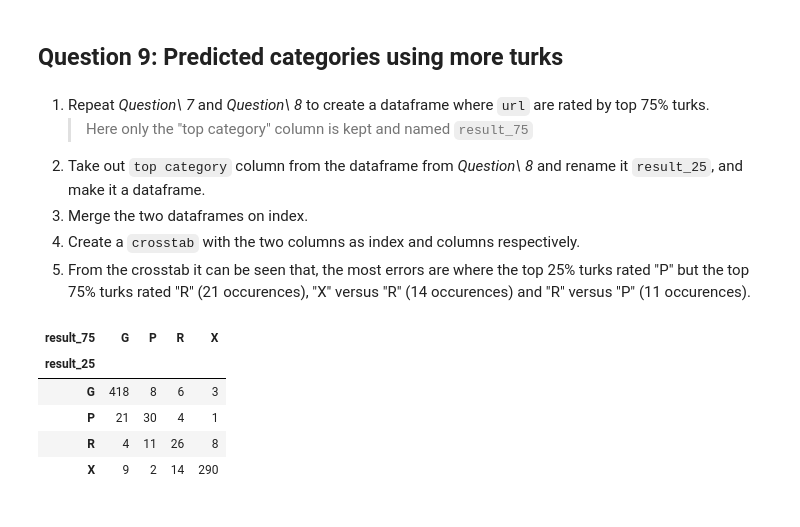
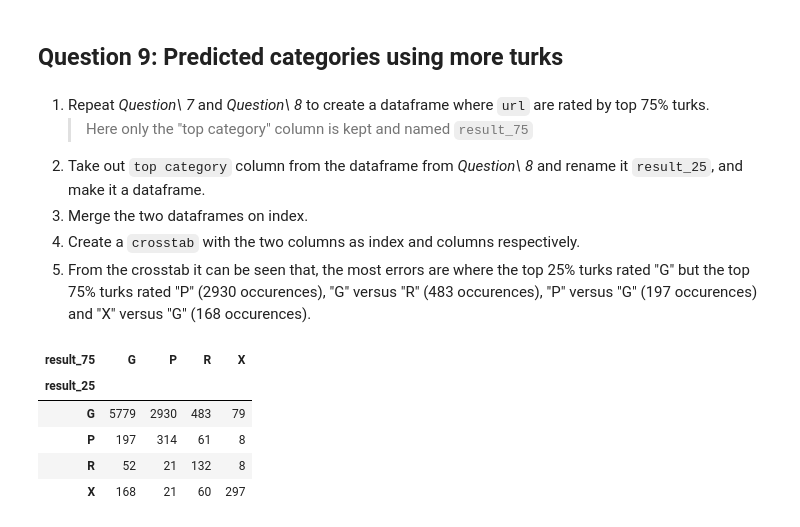
Before and after one commit to jsdelivrbot/git_home, a Jupyter notebook: python/MSBA/HW3/HW3_wenduowang_20160728.ipynb, the cells around one changed output. Drawn from its saved outputs; the diff is of its cells as text; code cells hidden in the pictures.

```diff
--- a/python/MSBA/HW3/HW3_wenduowang_20160728.ipynb
+++ b/python/MSBA/HW3/HW3_wenduowang_20160728.ipynb
@@ -223,49 +240,47 @@ url_rating[:10]
 2. Take out `top category` column from the dataframe from _Question\ 8_ and rename it `result_25`, and make it a dataframe.
 3. Merge the two dataframes on index.
 4. Create a `crosstab` with the two columns as index and columns respectively.
-5. From the crosstab it can be seen that, the most errors are where the top 25% turks rated "P" but the top 75% turks rated "R" (21 occurences), "X" versus "R" (14 occurences) and "R" versus "P" (11 occurences).
+5. From the crosstab it can be seen that, the most errors are where the top 25% turks rated "G" but the top 75% turks rated "P" (2930 occurences), "G" versus "R" (483 occurences), "P" versus "G" (197 occurences) and "X" versus "G" (168 occurences).
 # %%
-top_75_cutpoint = labels["turk"].value_counts().quantile(q=.25)
-turk_list = labels["turk"].value_counts()
-mask_2 = labels["turk"].map(lambda s: turk_list[s]>=top_75_cutpoint)
-labels_bytop75 = labels[mask_1]
+top_75_cutpoint = labels_on_gold["turk"].value_counts().quantile(q=.25)
+
+mask_2 = labels_unknown["turk"].map(lambda s: turk_list[s]>=top_75_cutpoint if s in turk_list else False)
+labels_bytop75 = labels_unknown[mask_2]
+
+odds_top75 = rater_goodness[rater_goodness["turk"].map(lambda s: turk_list[s]>=top_75_cutpoint if s in turk_list else False)]
 
 overall_odds_75 = pd.merge(labels_bytop75,
-                       labels_unknown[["url", "category"]],
-                       left_on=["url", "category"],
-                       right_on=["url", "category"]).drop_duplicates()
-
-odds_top75 = rater_goodness[rater_goodness["number_of_ratings"]>=top_75_cutpoint]
-
-overall_odds_75 = pd.merge(overall_odds_75,
                        odds_top75,
                        left_on="turk",
                        right_on="turk",
-                       how="left").drop_duplicates().dropna()
+                       how="left").dropna()
 
 overall_odds_df_75 = overall_odds_75.groupby(["url", "category"])[["odds"]].prod().unstack("category").T.fillna(0)
 
 url_rating_75 = pd.DataFrame(overall_odds_df_75.idxmax())
 url_rating_75["result_75"] = url_rating_75[0].map(lambda s: s[1])
 url_rating_75 = pd.DataFrame(url_rating_75["result_75"])
+url_rating_75 = url_rating_75.set_index(url_rating_75.index.values)
 
 url_rating_25 = pd.DataFrame({"result_25": url_rating["top category"]})
 
 url_rating_merged = pd.merge(url_rating_25,
                             url_rating_75,
                             left_index=True,
                             right_index=True,
                             ).dropna()
 
 url_rating_crosstab = pd.crosstab(index=url_rating_merged["result_25"],
-                                 columns=url_rating_merged["result_75"],
+                                 columns=url_rating_merged["result_75"]
                                  )
 
 url_rating_crosstab
+
+# overall_odds_75.groupby(["url", "category"])[["odds"]].prod()
 # %% [output]
 | result_75 | G | P | R | X |
 | result_25 |  |  |  |  |
-| G | 418 | 8 | 6 | 3 |
-| P | 21 | 30 | 4 | 1 |
-| R | 4 | 11 | 26 | 8 |
-| X | 9 | 2 | 14 | 290 |
+| G | 5779 | 2930 | 483 | 79 |
+| P | 197 | 314 | 61 | 8 |
+| R | 52 | 21 | 132 | 8 |
+| X | 168 | 21 | 60 | 297 |
```
Also changed, not shown: parts of 5 cells of this notebook, 7 other files.
